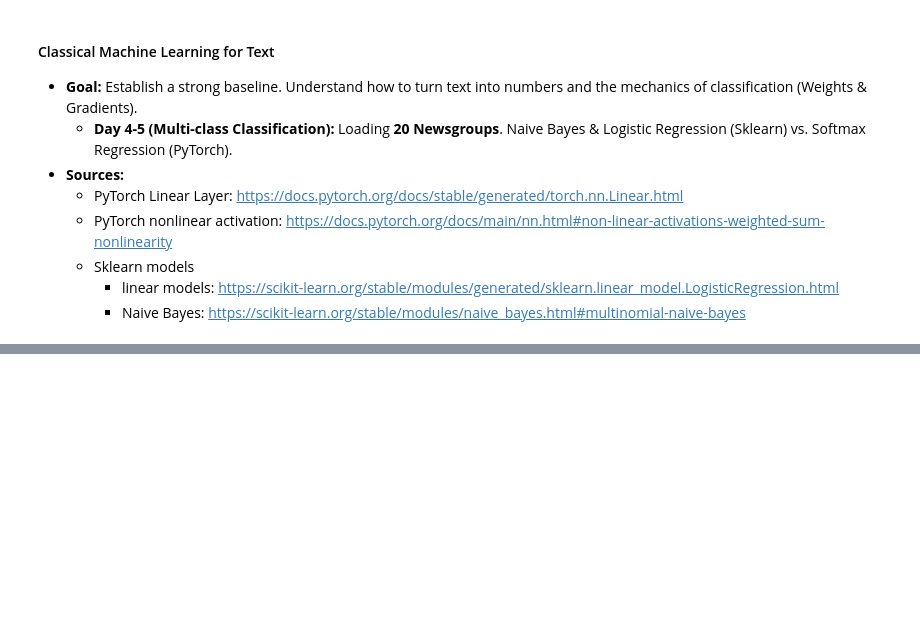
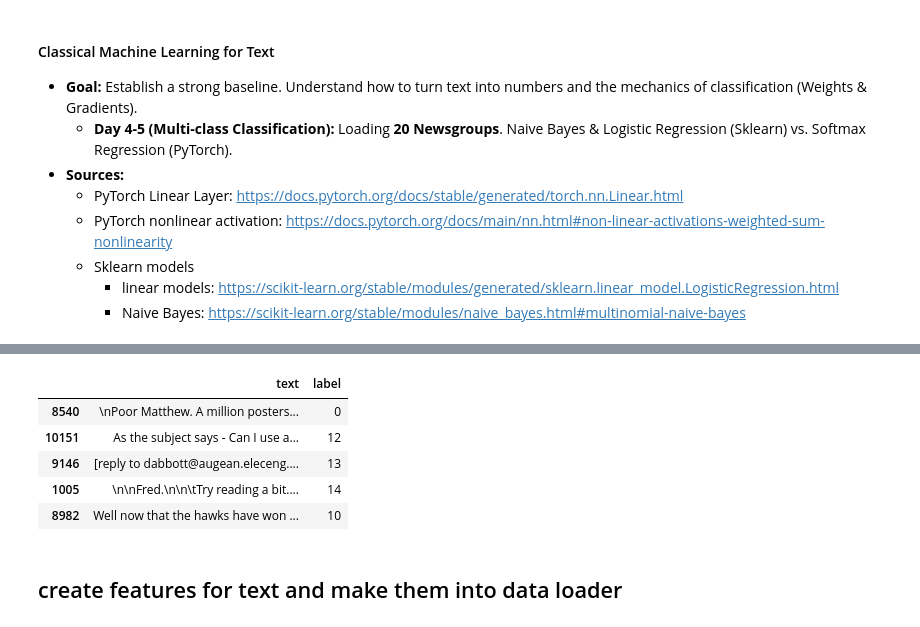
Before and after one commit to mdossett204/AI-maths-foundations, a Jupyter notebook: NLP-learning-notebooks/week1-classical-nlp/multiclass-classification-pytorch-vs-sklearn.ipynb, the cells around one changed output, grey strips where cells are left out. Saved outputs shown, nothing was run; the diff lists cells and outputs as text; code cells hidden in the pictures; blank space fills up the shorter version.

```diff
--- a/NLP-learning-notebooks/week1-classical-nlp/multiclass-classification-pytorch-vs-sklearn.ipynb
+++ b/NLP-learning-notebooks/week1-classical-nlp/multiclass-classification-pytorch-vs-sklearn.ipynb
@@ -24,0 +30,4 @@ from utils import get_newsgroups_ds, create_dataloaders, plot_training_history,
+# %%
+# Load data for Scikit-learn models
+seed = 204
+train_df, val_df, test_df, target_names = get_newsgroups_ds(seed=seed)
@@ -24,0 +61,11 @@ from utils import get_newsgroups_ds, create_dataloaders, plot_training_history,
+# %%
+train_df.head()
+# %% [output]
+|  | text | label |
+| 8540 | \nPoor Matthew. A million posters... | 0 |
+| 10151 | As the subject says - Can I use a... | 12 |
+| 9146 | [reply to dabbott@augean.eleceng.... | 13 |
+| 1005 | \n\nFred.\n\n\tTry reading a bit.... | 14 |
+| 8982 | Well now that the hawks have won ... | 10 |
+# %% [markdown]
+## create features for text and make them into data loader
```
Also changed, not shown: parts of 16 cells of this notebook, 1 other file.
